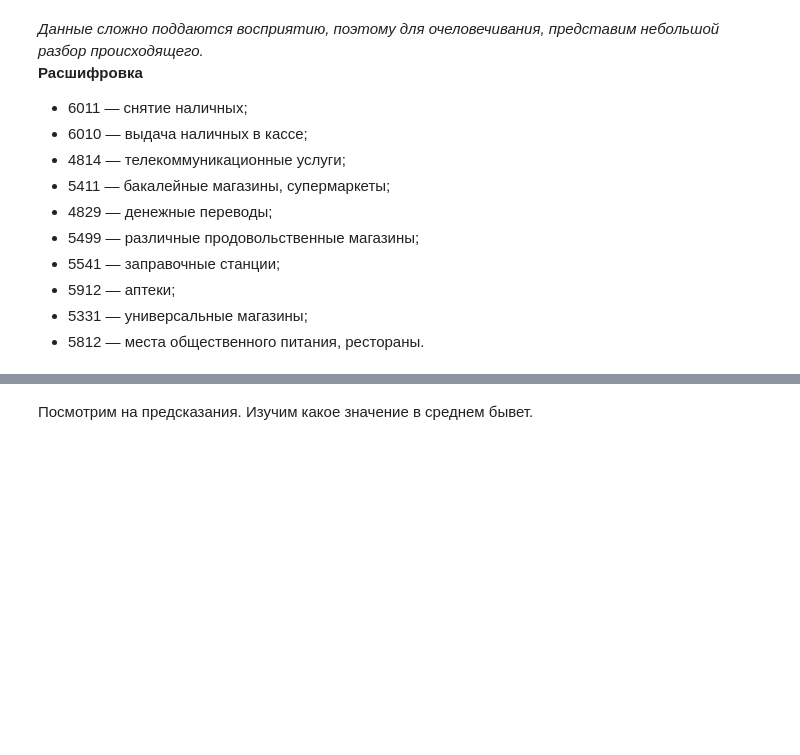
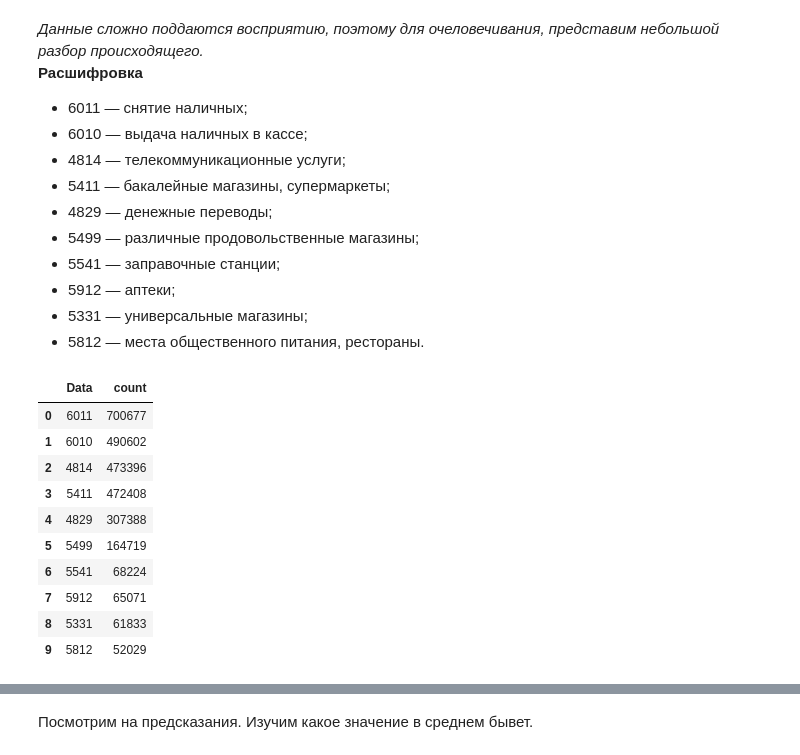
Before and after one commit to observer012/Pet_projects, a Jupyter notebook: kaggle Alfa-bank/Alfa_task.ipynb, the cells around one changed output, grey strips where cells are left out. Saved outputs shown, nothing was run; the diff lists cells and outputs as text; code cells hidden in the pictures; blank space fills up the shorter version.

```diff
--- a/kaggle Alfa-bank/Alfa_task.ipynb
+++ b/kaggle Alfa-bank/Alfa_task.ipynb
@@ -363,4 +363,16 @@ top10_distribution_MCC1(df_train)
 * 5331 — универсальные магазины;
 * 5812 — места общественного питания, рестораны.
 # %%
-df_train['Data'].explode().value_counts().reset_index()
+df_train['Data'].explode().value_counts().reset_index().head(10)
+# %% [output]
+|  | Data | count |
+| 0 | 6011 | 700677 |
+| 1 | 6010 | 490602 |
+| 2 | 4814 | 473396 |
+| 3 | 5411 | 472408 |
+| 4 | 4829 | 307388 |
+| 5 | 5499 | 164719 |
+| 6 | 5541 | 68224 |
+| 7 | 5912 | 65071 |
+| 8 | 5331 | 61833 |
+| 9 | 5812 | 52029 |
```
Also changed, not shown: parts of 8 cells of this notebook.
